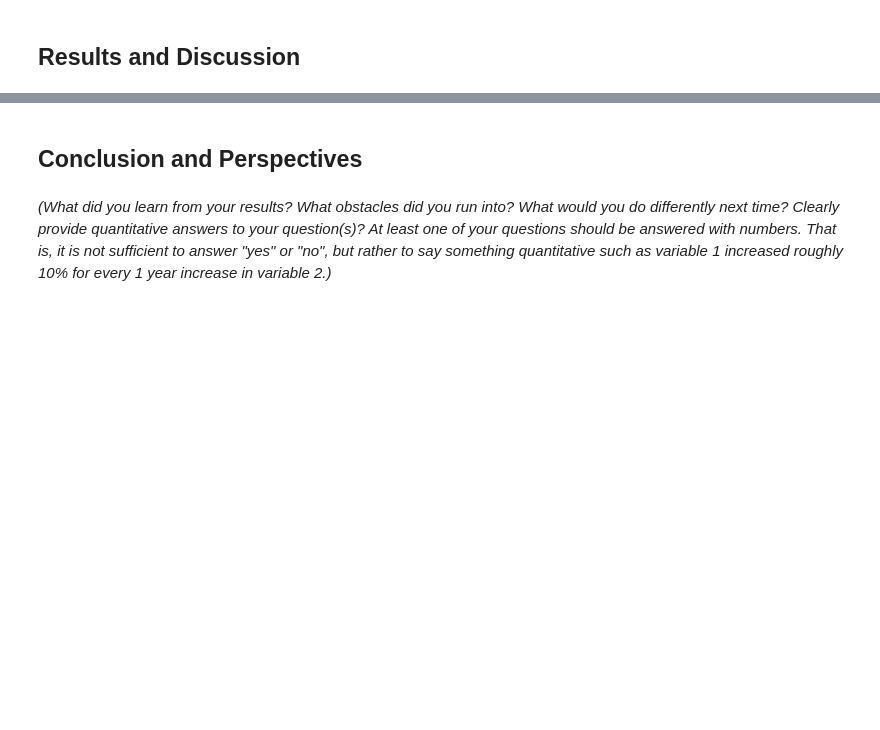
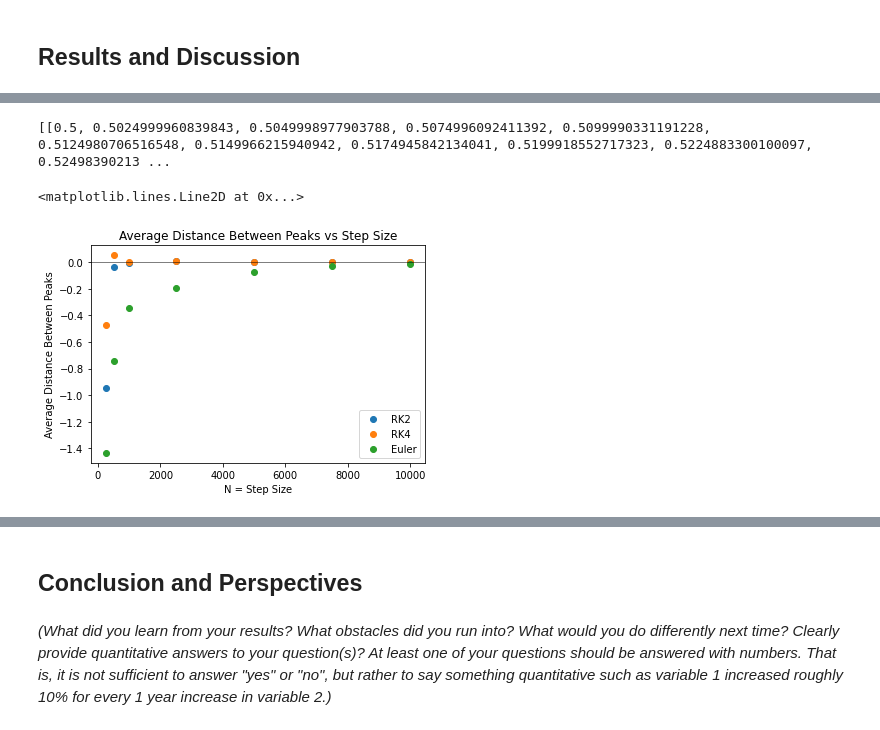
Before and after one commit to sawfords/PHY480_Final_Project, a Jupyter notebook: Sawford_ProjectNotebook.ipynb, the cells around one changed output, grey strips where cells are left out. Cells and saved outputs as stored; diff of their text form; code cells hidden in the pictures; blank space fills up the shorter version.

```diff
--- a/Sawford_ProjectNotebook.ipynb
+++ b/Sawford_ProjectNotebook.ipynb
@@ -354,0 +426,24 @@ Based on the plots, it appears that the Fourth-Order Runge Kutta Method converge
+# %%
+# print(rk4_peaks)
+# print(y[1])
+print(y)
+# temp = []
+# temp1 = []
+# for i in range(len(rk4_peaks)):
+#     for val in rk4_peaks[i]:
+#         print(y[i][1][val])
+    #     print(i)
+    #     if abs(y[1][val]) >= 2:
+    #         # print(y[-1][val])
+    #         temp.append(y[i][val])
+    # temp1.append(temp)
+# %% [output]
+[[0.5, 0.5024999960839843, 0.5049998977903788, 0.5074996092411392, 0.5099990331191228, 0.5124980706516548, 0.5149966215940942, 0.5174945842134041, 0.5199918552717323, 0.5224883300100097, 0.52498390213 ...
+# %%
+average = accuracy(N, rk2_peaks, y_sol_rk2, "RK2")
+average = accuracy(N, rk4_peaks, y_sol_rk4, "RK4")
+average = accuracy(N, euler_peaks, y_sol_euler, "Euler")
+plt.axhline(y = 0, color = "black", linewidth = .5)
+# %% [output]
+<matplotlib.lines.Line2D at 0x...>
+[figure, added]
```
Also changed, not shown: parts of 21 cells of this notebook.
